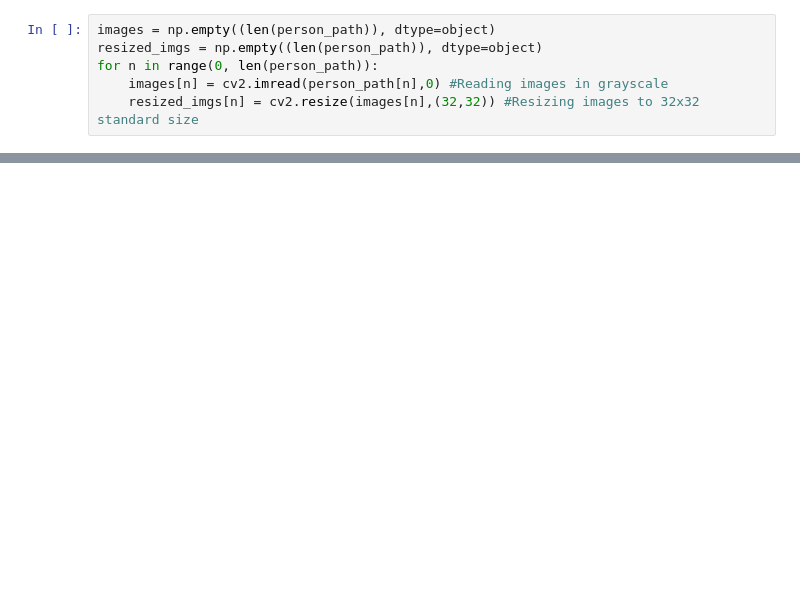
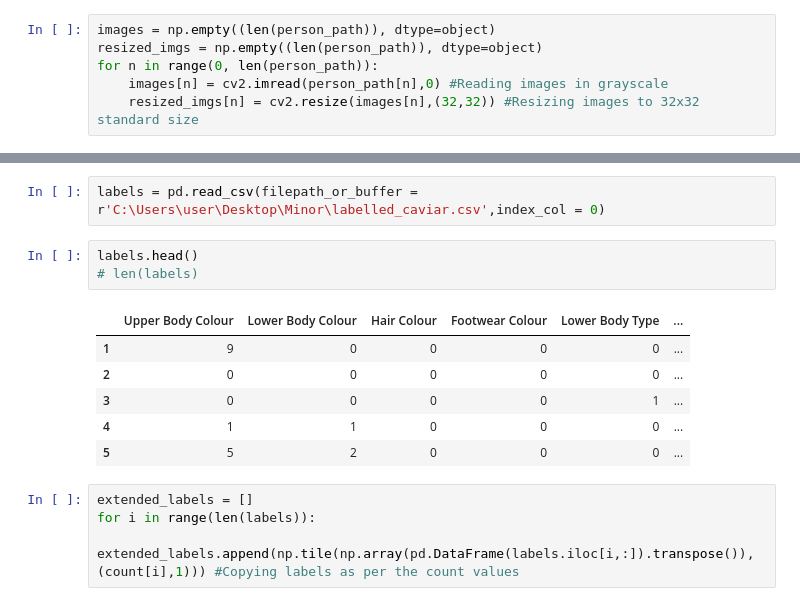
Before and after one commit to rohanraj96/Pedestrian-Attribute-Detection-using-CNN-and-SVM, a Jupyter notebook: Image preprocessing.ipynb, the cells around one changed output, grey strips where cells are left out. Cells and saved outputs as stored; diff of their text form; blank space fills up the shorter version.

```diff
--- a/Image preprocessing.ipynb
+++ b/Image preprocessing.ipynb
@@ -34,0 +111,16 @@ for p in person:
+# %%
+labels = pd.read_csv(filepath_or_buffer = r'C:\Users\user\Desktop\Minor\labelled_caviar.csv',index_col = 0)
+# %%
+labels.head()
+# len(labels)
+# %% [output]
+|  | Upper Body Colour | Lower Body Colour | Hair Colour | Footwear Colour | Lower Body Type | ... |
+| 1 | 9 | 0 | 0 | 0 | 0 | ... |
+| 2 | 0 | 0 | 0 | 0 | 0 | ... |
+| 3 | 0 | 0 | 0 | 0 | 1 | ... |
+| 4 | 1 | 1 | 0 | 0 | 0 | ... |
+| 5 | 5 | 2 | 0 | 0 | 0 | ... |
+# %%
+extended_labels = []
+for i in range(len(labels)):
+    extended_labels.append(np.tile(np.array(pd.DataFrame(labels.iloc[i,:]).transpose()),(count[i],1))) #Copying labels as per the count values
```
Also changed, not shown: parts of 22 cells of this notebook.
